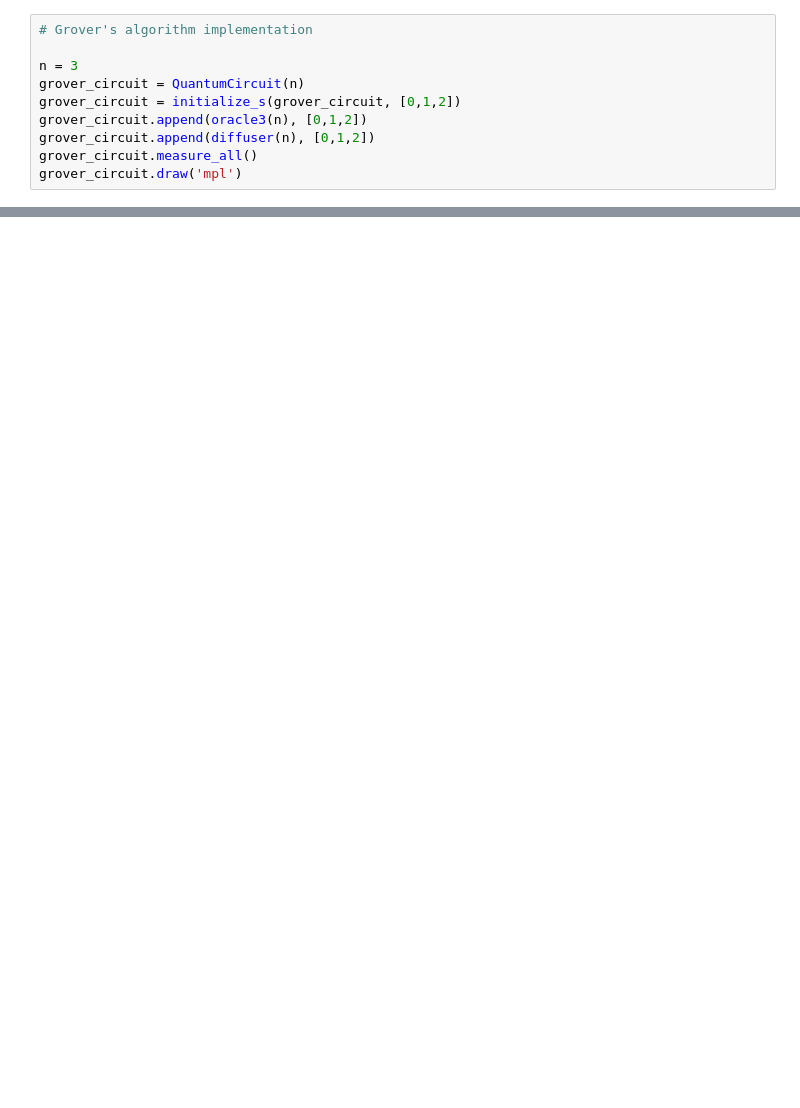
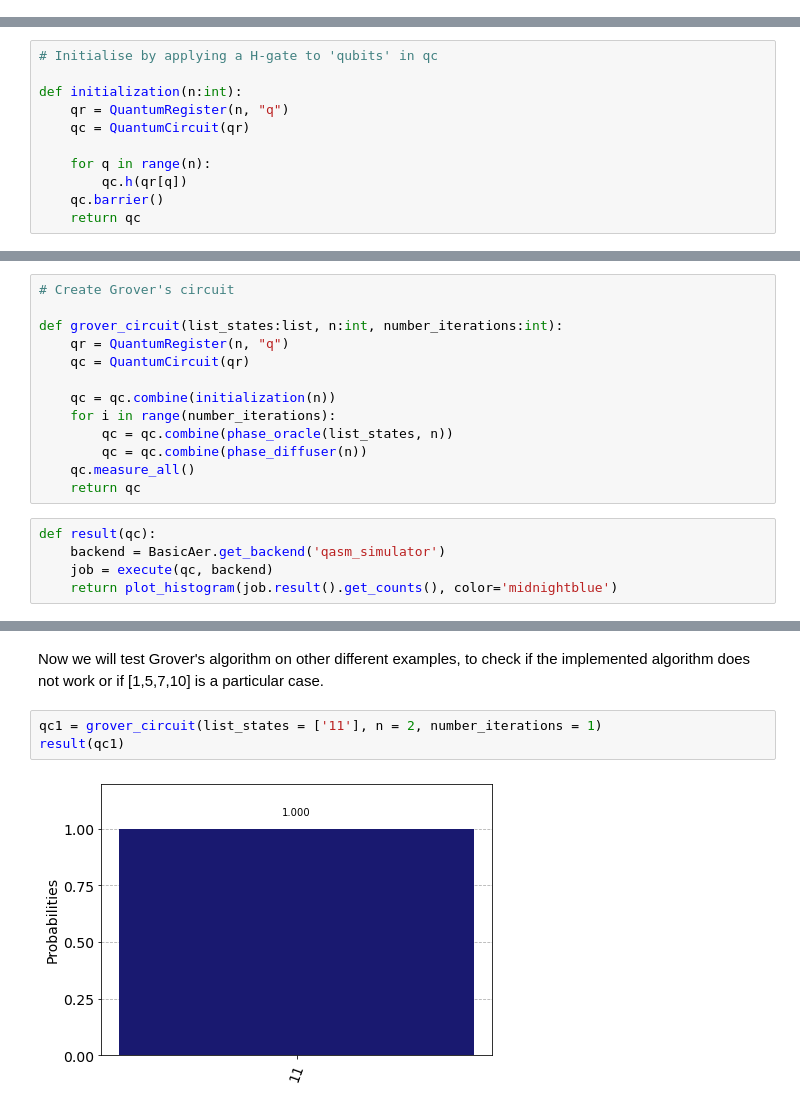
Before and after one commit to wiamadnan/challenge-qosf, a Jupyter notebook: Task 1 wiam.ipynb, the cells around one changed output, grey strips where cells are left out. Saved outputs shown, nothing was run; the diff lists cells and outputs as text; blank space fills up the shorter version.

```diff
--- a/Task 1 wiam.ipynb
+++ b/Task 1 wiam.ipynb
@@ -191,10 +0,0 @@ def oracle3(nqubits):
-# %%
-# Grover's algorithm implementation
-
-n = 3
-grover_circuit = QuantumCircuit(n)
-grover_circuit = initialize_s(grover_circuit, [0,1,2])
-grover_circuit.append(oracle3(n), [0,1,2])
-grover_circuit.append(diffuser(n), [0,1,2])
-grover_circuit.measure_all()
-grover_circuit.draw('mpl')
@@ -211,0 +94,11 @@ plot_histogram(counts)
+# %%
+# Initialise by applying a H-gate to 'qubits' in qc
+
+def initialization(n:int):
+    qr = QuantumRegister(n, "q")
+    qc = QuantumCircuit(qr)
+
+    for q in range(n):
+        qc.h(qr[q])
+    qc.barrier()
+    return qc
@@ -211,0 +159,18 @@ plot_histogram(counts)
+# %%
+# Create Grover's circuit
+
+def grover_circuit(list_states:list, n:int, number_iterations:int):
+    qr = QuantumRegister(n, "q")
+    qc = QuantumCircuit(qr)
+
+    qc = qc.combine(initialization(n))
+    for i in range(number_iterations):
+        qc = qc.combine(phase_oracle(list_states, n))
+        qc = qc.combine(phase_diffuser(n))
+    qc.measure_all()
+    return qc
+# %%
+def result(qc):
+    backend = BasicAer.get_backend('qasm_simulator')
+    job = execute(qc, backend)
+    return plot_histogram(job.result().get_counts(), color='midnightblue')
@@ -211,0 +194,7 @@ plot_histogram(counts)
+# %% [markdown]
+Now we will test Grover's algorithm on other different examples, to check if the implemented algorithm does not work or if [1,5,7,10] is a particular case.
+# %%
+qc1 = grover_circuit(list_states = ['11'], n = 2, number_iterations = 1)
+result(qc1)
+# %% [output]
+[figure, added]
```
Also changed, not shown: parts of 52 cells of this notebook, 1 other file.
